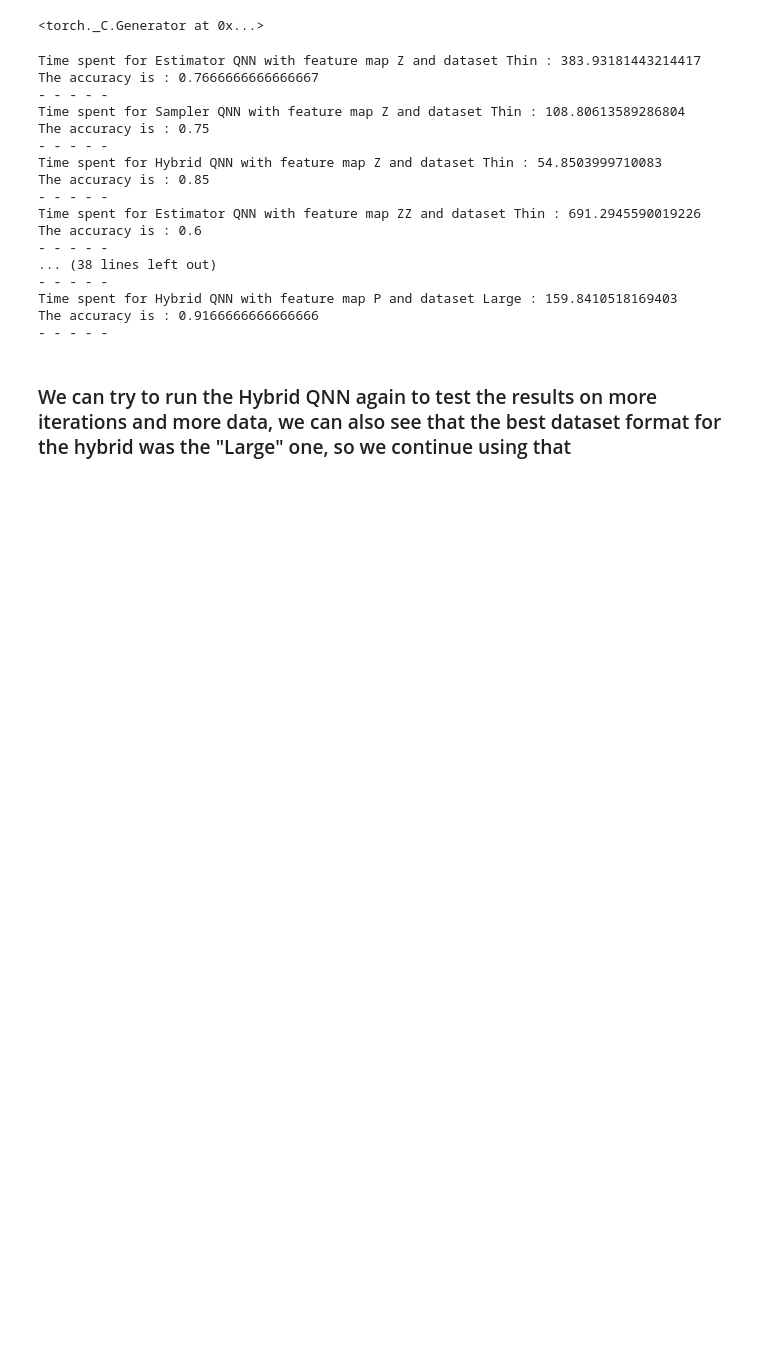
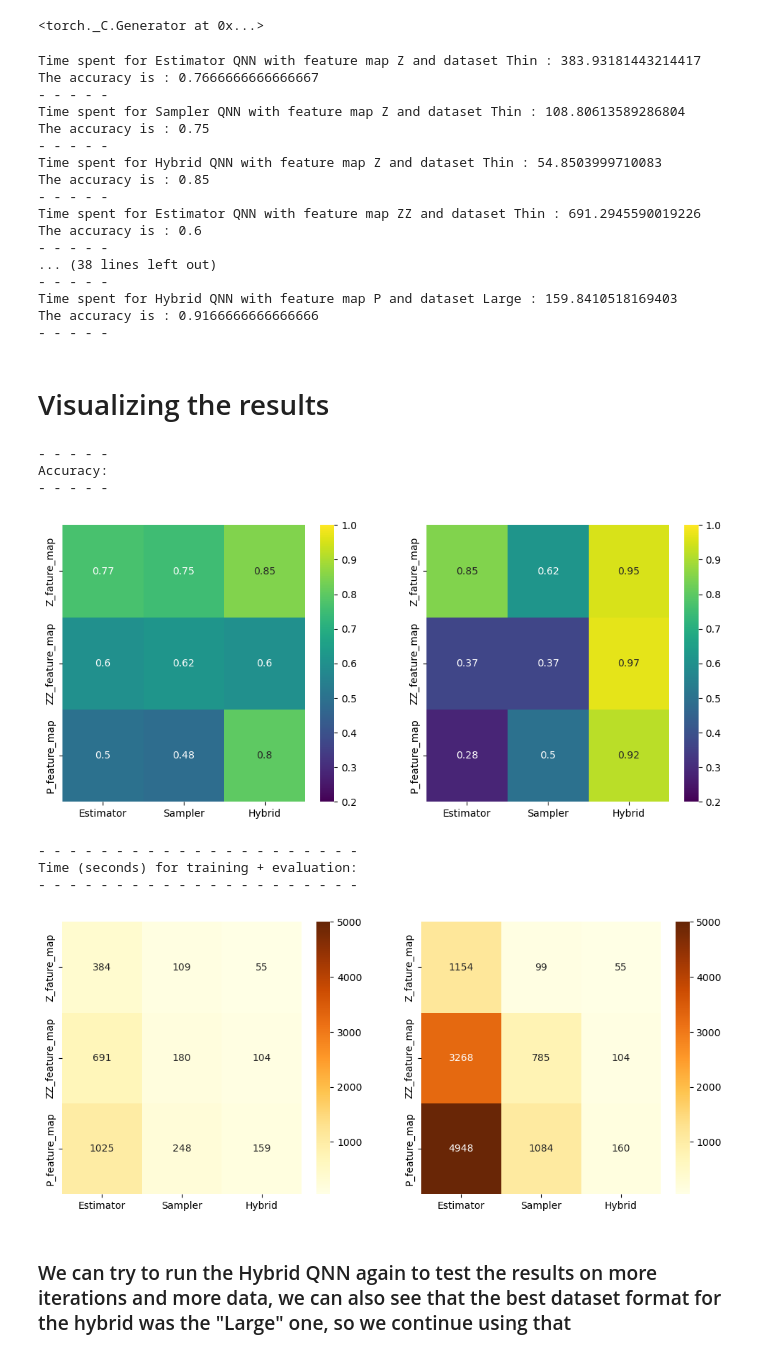
Before and after one commit to EdoardoZappia/Fraud-Detection-with-QML, a Jupyter notebook: QNN_functions.ipynb, the cells around one changed output. Saved outputs shown, nothing was run; the diff lists cells and outputs as text; code cells hidden in the pictures; blank space fills up the shorter version.

Commit message:
added graphs and conclusion

```diff
--- a/QNN_functions.ipynb
+++ b/QNN_functions.ipynb
@@ -422,3 +422,5 @@ The accuracy is : 0.6
 Time spent for Hybrid QNN with feature map P and dataset Large : 159.8410518169403
 The accuracy is : 0.9166666666666666
 - - - - -
+# %% [markdown]
+# Visualizing the results
@@ -425,3 +453,40 @@ The accuracy is : 0.9166666666666666
+# %%
+results_thin = [[0.7666, 0.75, 0.85], [0.6, 0.6166, 0.6], [0.5, 0.4833, 0.8]]
+results_large = [[0.85, 0.6166, 0.95], [0.3666, 0.3666, 0.9666], [0.2833, 0.5, 0.9166]]
+
+time_thin = [[383.93181443214417, 108.80613589286804, 54.8503999710083], [691.2945590019226, 179.95403575897217, 103.6485641002655], [1024.741391658783, 247.60093784332275, 159.3301751613617]]
+time_large = [[1153.7282207012177, 99.37096500396729, 54.77226257324219], [3268.1521096229553, 784.9025185108185, 104.01314210891724], [4947.994287014008, 1084.4362971782684, 159.8410518169403]]
+
+fig, (ax1, ax2) = plt.subplots(1, 2, figsize=(12,5))
+
+sns.heatmap(results_thin, xticklabels = ["Estimator", "Sampler", "Hybrid"], yticklabels = ["Z_fature_map", "ZZ_feature_map", "P_feature_map"], annot=True, cmap = "viridis", ax=ax1, vmin = 0.2, vmax = 1)
+sns.heatmap(results_large, xticklabels = ["Estimator", "Sampler", "Hybrid"], yticklabels = ["Z_fature_map", "ZZ_feature_map", "P_feature_map"], annot=True, cmap = "viridis", ax=ax2, vmin = 0.2, vmax = 1)
+
+print("- - - - -")
+print("Accuracy: ")
+print("- - - - -")
+
+plt.show()
+
+print("- - - - - - - - - - - - - - - - - - - - -")
+print("Time (seconds) for training + evaluation: ")
+print("- - - - - - - - - - - - - - - - - - - - - ")
+
+fig, (ax1, ax2) = plt.subplots(1, 2, figsize=(12,5))
+
+sns.heatmap(time_thin, xticklabels = ["Estimator", "Sampler", "Hybrid"], yticklabels = ["Z_fature_map", "ZZ_feature_map", "P_feature_map"], cmap = "YlOrBr", annot=True, fmt = ".0f", ax=ax1, vmin = 50, vmax = 5000)
+sns.heatmap(time_large, xticklabels = ["Estimator", "Sampler", "Hybrid"], yticklabels = ["Z_fature_map", "ZZ_feature_map", "P_feature_map"], cmap = "YlOrBr", annot=True, fmt = ".0f", ax=ax2, vmin = 50, vmax = 5000)
+
+plt.show()
+# %% [output]
+- - - - -
+Accuracy:
+- - - - -
+[figure, added]
+- - - - - - - - - - - - - - - - - - - - -
+Time (seconds) for training + evaluation:
+- - - - - - - - - - - - - - - - - - - - -
+[figure, added]
 # %% [markdown]
 ### We can try to run the Hybrid QNN again to test the results on more iterations and more data, we can also see that the best dataset format for the hybrid was the "Large" one, so we continue using that
 # %%
```
Also changed, not shown: parts of 2 cells of this notebook.
